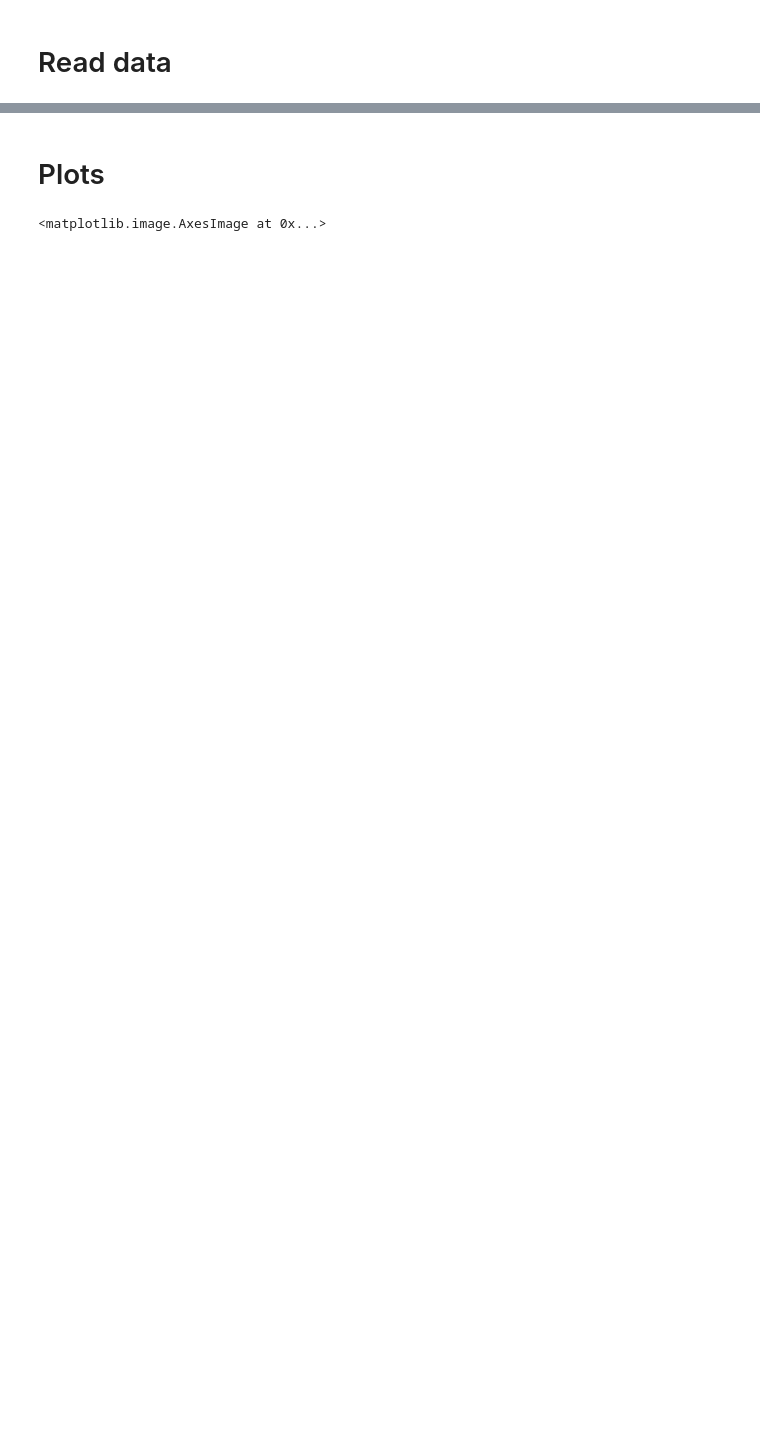
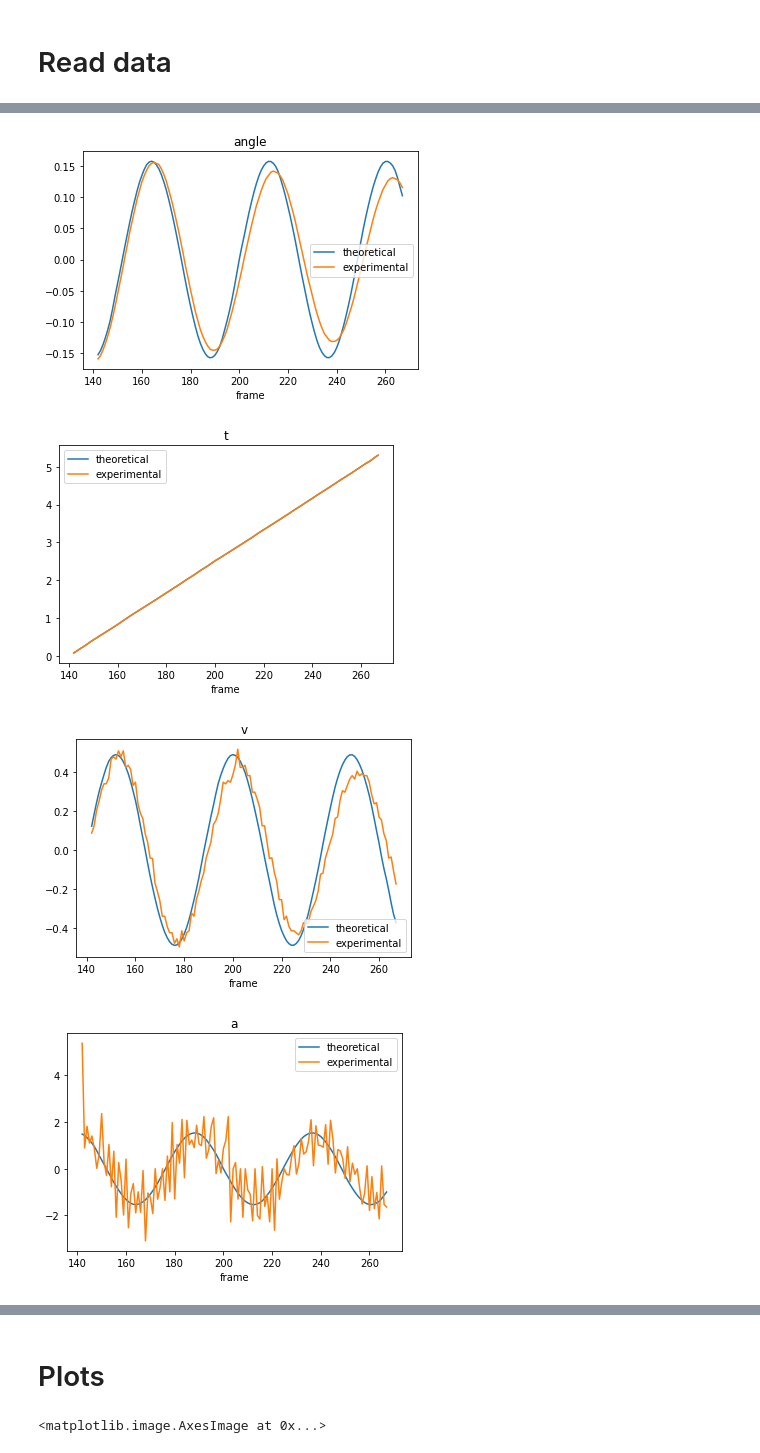
Before and after one commit to SebasGarcia08/simple-harmonic-motion, a Jupyter notebook: harmonic_movement.ipynb, the cells around one changed output, grey strips where cells are left out. Drawn from its saved outputs; the diff is of its cells as text; code cells hidden in the pictures; blank space fills up the shorter version.

```diff
--- a/harmonic_movement.ipynb
+++ b/harmonic_movement.ipynb
@@ -79,0 +124,24 @@ plt.show()
+# %%
+ts = SimpleHarmonicSystem(**SYS_CONF)
+ts.t = df['t'].values
+# %%
+variables = ['velocity', 'acceleration', 'ek', 'eu', 'em']
+tdf = pd.DataFrame(index=df.index)
+tdf['angle'] = ts.theta
+tdf['t'] = ts.t
+tdf['v'] = ts.velocity()
+tdf['a'] = ts.acceleration()
+tdf['k'] = ts.ek()
+# %%
+fig, ax = plt.subplots()
+for col in tdf.columns:
+    tdf[col].plot(label='theoretical')
+    df[col].plot(label='experimental')
+    plt.legend()
+    plt.title(col)
+    plt.show()
+# %% [output]
+[figure, added]
+[figure, added]
+[figure, added]
+[figure, added]
```
Also changed, not shown: parts of 18 cells of this notebook, 5 other files.
